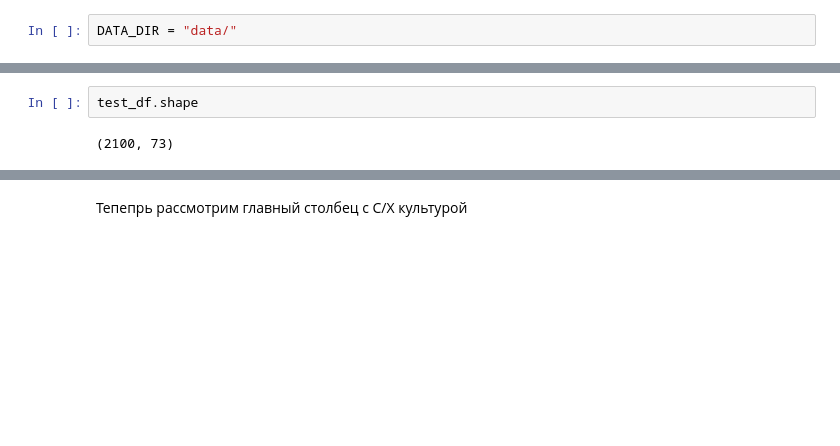
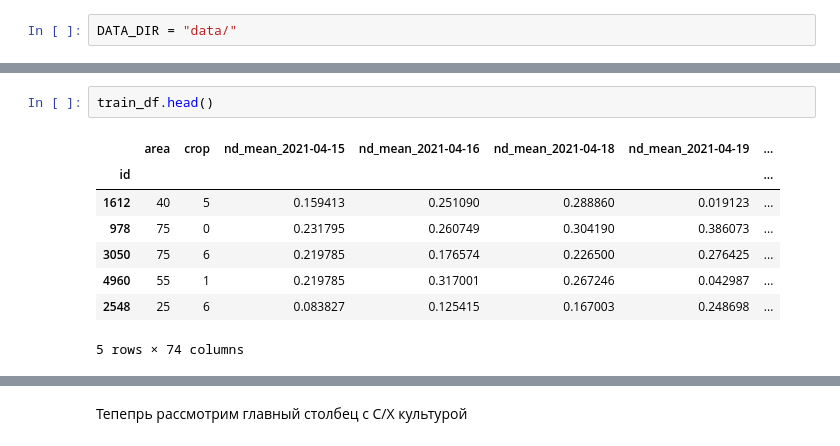
Before and after one commit to eivankin/ndvi, a Jupyter notebook: baseline.ipynb, the cells around one changed output, grey strips where cells are left out. Drawn from its saved outputs; the diff is of its cells as text; blank space fills up the shorter version.

```diff
--- a/baseline.ipynb
+++ b/baseline.ipynb
@@ -20,4 +61,11 @@ train_df.shape
-# %%
-test_df.shape
-# %% [output]
-(2100, 73)
+# %%
+train_df.head()
+# %% [output]
+|  | area | crop | nd_mean_2021-04-15 | nd_mean_2021-04-16 | nd_mean_2021-04-18 | nd_mean_2021-04-19 | ... |
+| id |  |  |  |  |  |  | ... |
+| 1612 | 40 | 5 | 0.159413 | 0.251090 | 0.288860 | 0.019123 | ... |
+| 978 | 75 | 0 | 0.231795 | 0.260749 | 0.304190 | 0.386073 | ... |
+| 3050 | 75 | 6 | 0.219785 | 0.176574 | 0.226500 | 0.276425 | ... |
+| 4960 | 55 | 1 | 0.219785 | 0.317001 | 0.267246 | 0.042987 | ... |
+| 2548 | 25 | 6 | 0.083827 | 0.125415 | 0.167003 | 0.248698 | ... |
+5 rows × 74 columns
```
Also changed, not shown: parts of 17 cells of this notebook, 1 other file.
